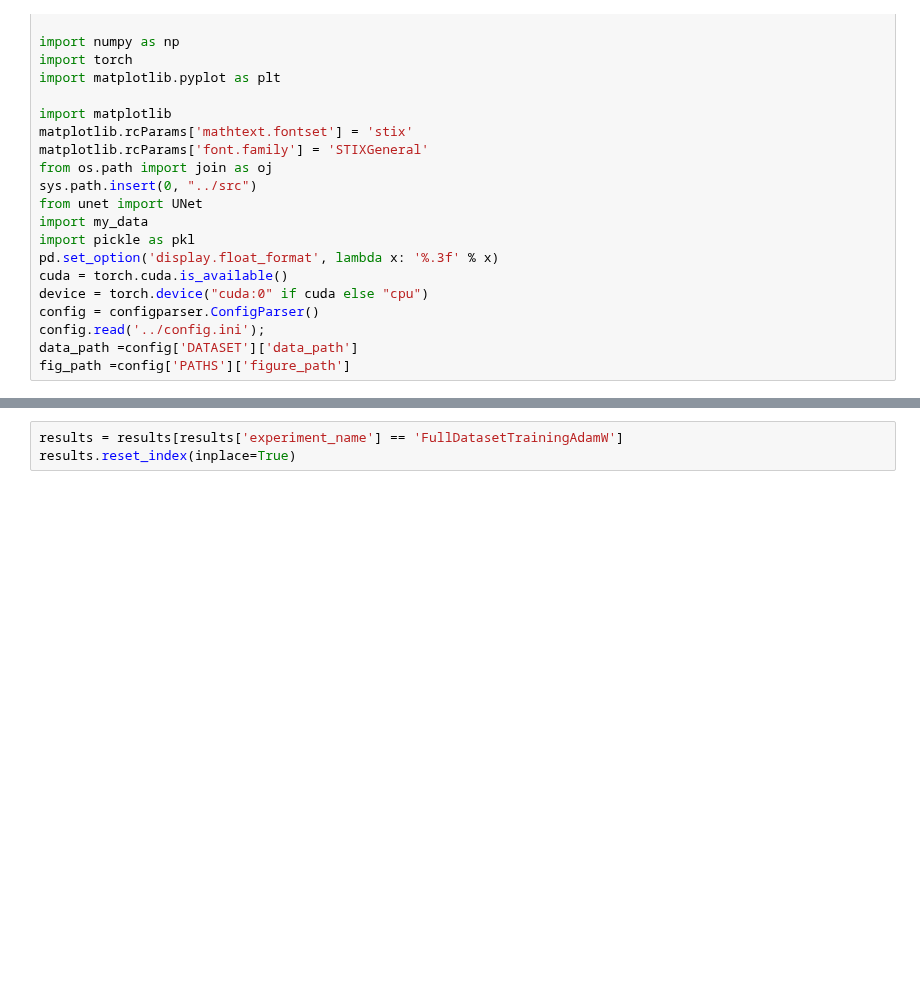
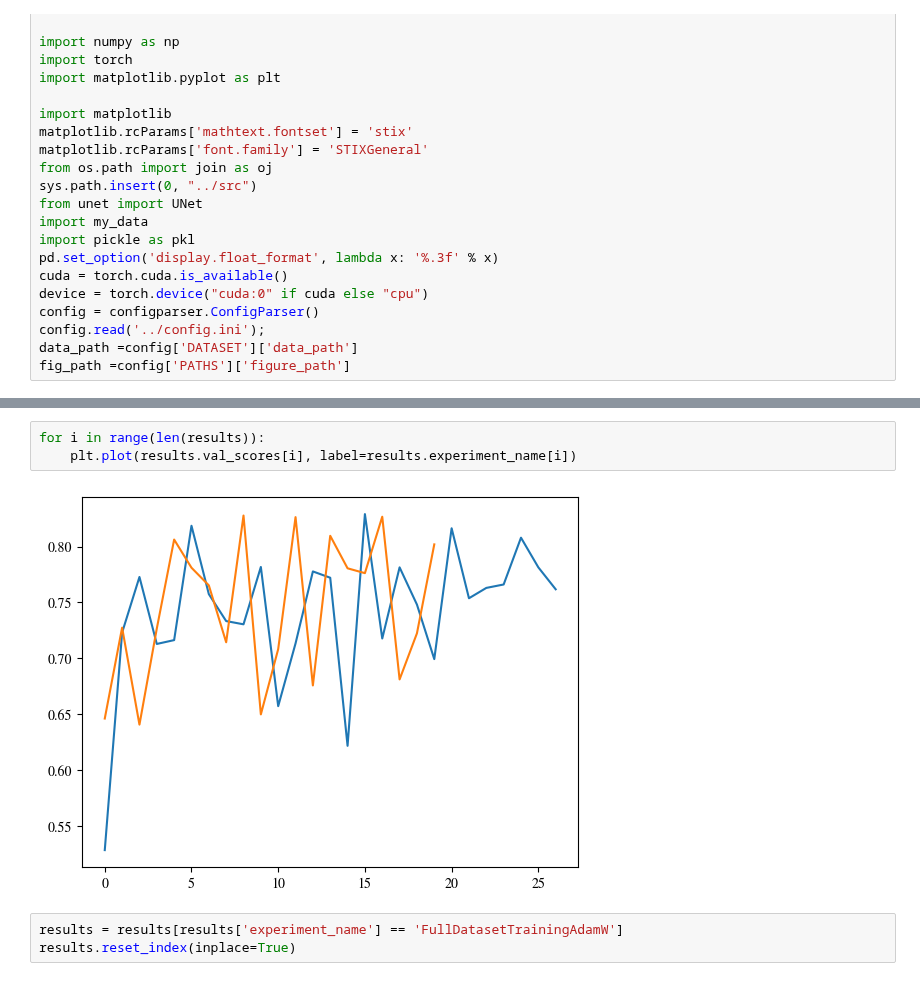
Before and after one commit to laura-rieger/segmenter, a Jupyter notebook: src/Results.ipynb, the cells around one changed output, grey strips where cells are left out. Cells and saved outputs as stored; diff of their text form; blank space fills up the shorter version.

```diff
--- a/src/Results.ipynb
+++ b/src/Results.ipynb
@@ -49,3 +52,8 @@ results[['foldername',  'cost_function', 'add_ratio',  'final_dice_score',
+# %%
+for i in range(len(results)):
+    plt.plot(results.val_scores[i], label=results.experiment_name[i])
+# %% [output]
+[figure, added]
 # %%
 results = results[results['experiment_name'] == 'FullDatasetTrainingAdamW']
 results.reset_index(inplace=True)
```
Also changed, not shown: parts of 1 cell of this notebook, 7 other files.
